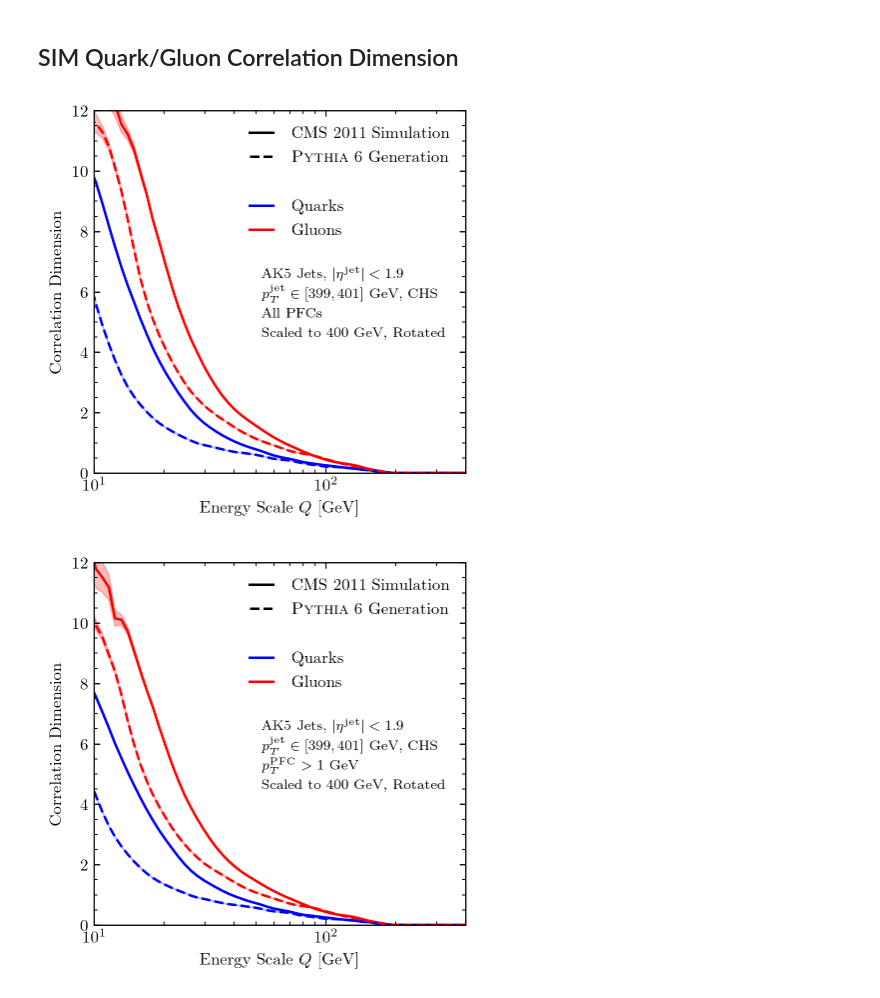
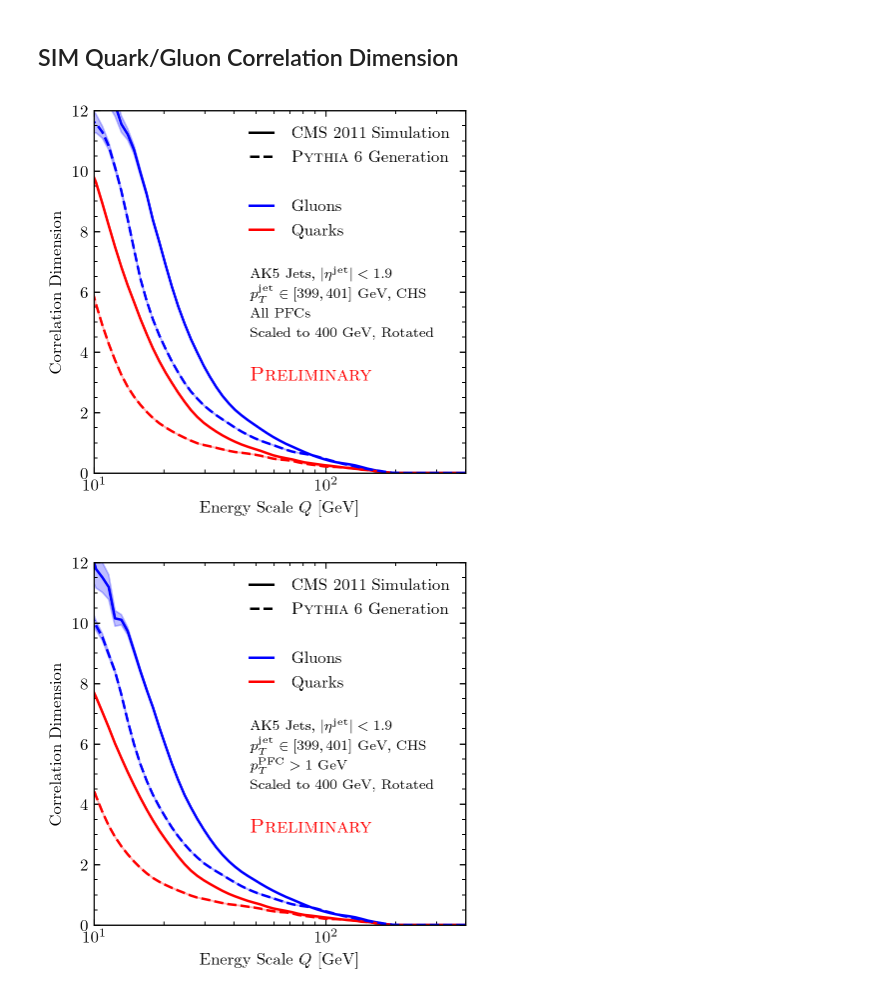
Before and after one commit to pkomiske/MOD, a Jupyter notebook: CMS2011AJets/analyzer/python/Correlation Dimension.ipynb, the cells around one changed output. Saved outputs shown, nothing was run; the diff lists cells and outputs as text; code cells hidden in the pictures.

```diff
--- a/CMS2011AJets/analyzer/python/Correlation Dimension.ipynb
+++ b/CMS2011AJets/analyzer/python/Correlation Dimension.ipynb
@@ -184,8 +184,7 @@ for rotate in rotations[:1]:
 # %%
 ptmin, ptmax = (399, 401)
 
-cmap = matplotlib.cm.get_cmap('nipy_spectral')
-colors = {'q': 'blue', 'g': 'red'}
+colors = {'q': 'red', 'g': 'blue'}
 
 dsetstamps = {
     'cms': 'CMS 2011 Open Data',
@@ -233,36 +232,39 @@ for filtname in filters:
             continue
 
         style = eval("modplot.{}_style(func='plot')".format(dset))
         del style['label']
 
         for p in ['q', 'g']:
             dims_p = dims[dset + '_' + p + 'dims']
             errs_p = errs[dset + '_' + p + 'errs']
 
             style.update({'color': colors[p]})
             ax.fill_between(midbins2, dims_p - errs_p, dims_p + errs_p, color=style['color'], alpha=0.25)
             ax.plot(midbins2, dims_p, **style)
 
     plt.plot([], '-', color='black', label='CMS 2011 Simulation')
     plt.plot([], '--', color='black', label=r'\textsc{Pythia} 6 Generation')
     plt.plot([], color='white', label=' ')
-    plt.plot([], '-', color='blue', label='Quarks')
-    plt.plot([], '-', color='red', label='Gluons')
+    plt.plot([], '-', color=colors['g'], label='Gluons')
+    plt.plot([], '-', color=colors['q'], label='Quarks')
 
     # labels
     modplot.legend(ax=ax)
-    modplot.stamp(0.45, 0.55, ax=ax, delta_y=0.055,
+    modplot.stamp(0.42, 0.55, ax=ax, delta_y=0.055,
                   line_0=r'AK5 Jets, $|\eta^{\rm jet}|<1.9$',
                   line_1=r'$p_T^{\rm jet}\in[399,401]$ GeV, CHS',
                   line_2=filtstamps[filtname],
                   line_3='Scaled to 400 GeV' + rot_str.replace('_', ', '))
 
+    modplot.stamp(0.42, 0.27, ax=ax, line_0=r'\textsc{Preliminary}',
+                  textops_update={'color': 'red', 'fontsize': 12})
+
     # save plot
-    if save:
+    if save and 0:
         plot_name = 'EMDCorrDimQG_pT{}-{}GeV_{}{}'.format(ptmin, ptmax, filtname, rot_str)
         modplot.save(fig, plot_name, tx=32.5, ty=252, out_plots_dir='../plots/CorrDims/')
 
     fig.show()
 # %% [output]
-[figure, old version]
+[figure, new version]
-[figure, old version]
+[figure, new version]
```
Also changed, not shown: parts of 1 cell of this notebook, 6 other files.
